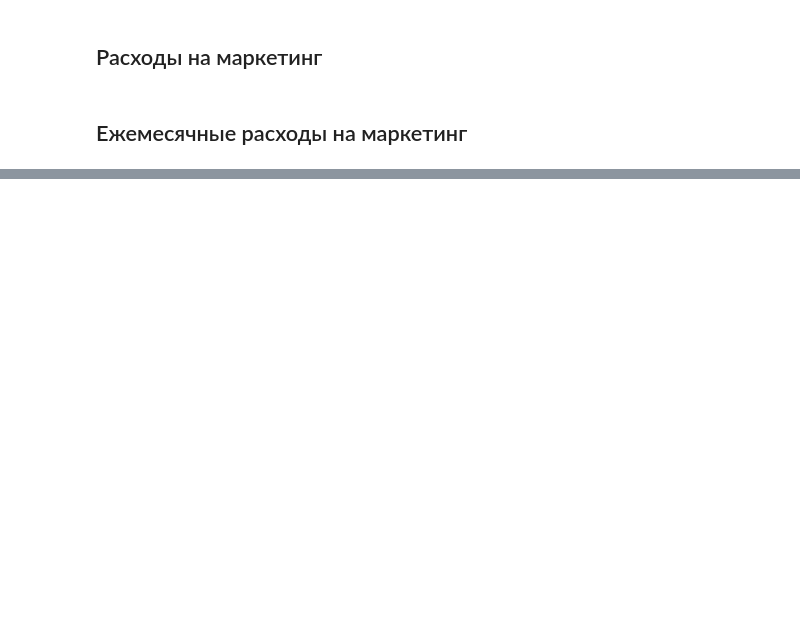
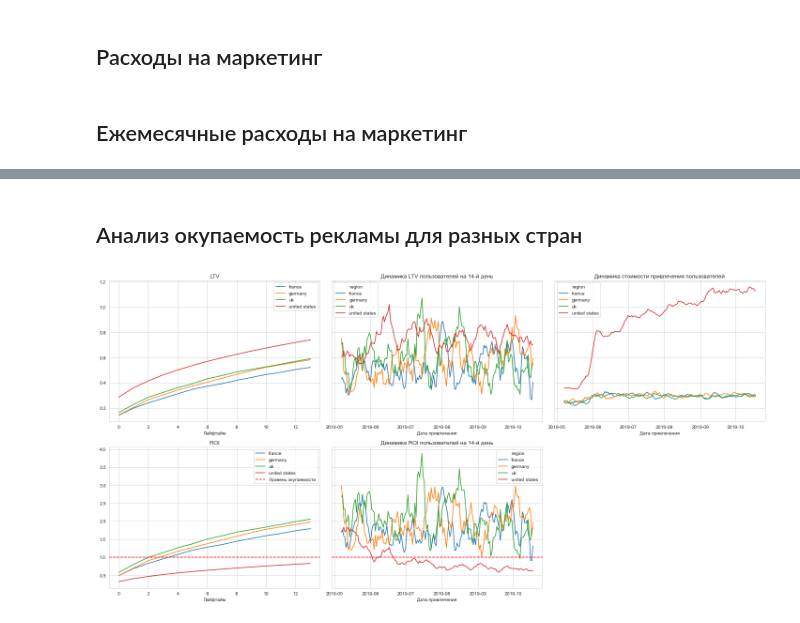
Before and after one commit to parabatareek/DataAnalyst, a Jupyter notebook: Projects/Project 7 - Маркетинговая аналитика/Project 7 - Маркетинговая аналитика.ipynb, the cells around one changed output, grey strips where cells are left out. Saved outputs shown, nothing was run; the diff lists cells and outputs as text; code cells hidden in the pictures; blank space fills up the shorter version.

```diff
--- a/Projects/Project 7 - Маркетинговая аналитика/Project 7 - Маркетинговая аналитика.ipynb
+++ b/Projects/Project 7 - Маркетинговая аналитика/Project 7 - Маркетинговая аналитика.ipynb
@@ -777,0 +875,18 @@ roi_history
+# %% [markdown]
+<a id='payback_country'></a>
+## Анализ окупаемость рекламы для разных стран ##
+# %%
+ltv_raw, ltv, ltv_history, roi, roi_history = get_ltv(profiles=users,
+                                                      purchases=data_orders,
+                                                      observation_date=max_date_att.date(),
+                                                      horizon_days=14,
+                                                      dimensions=['region'])
+# %%
+plot_ltv_roi(ltv=ltv,
+             ltv_history=ltv_history,
+             roi=roi,
+             roi_history=roi_history,
+             horizon=14,
+             window=7)
+# %% [output]
+[figure, added]
```
Also changed, not shown: parts of 48 cells of this notebook, 1 other file.
